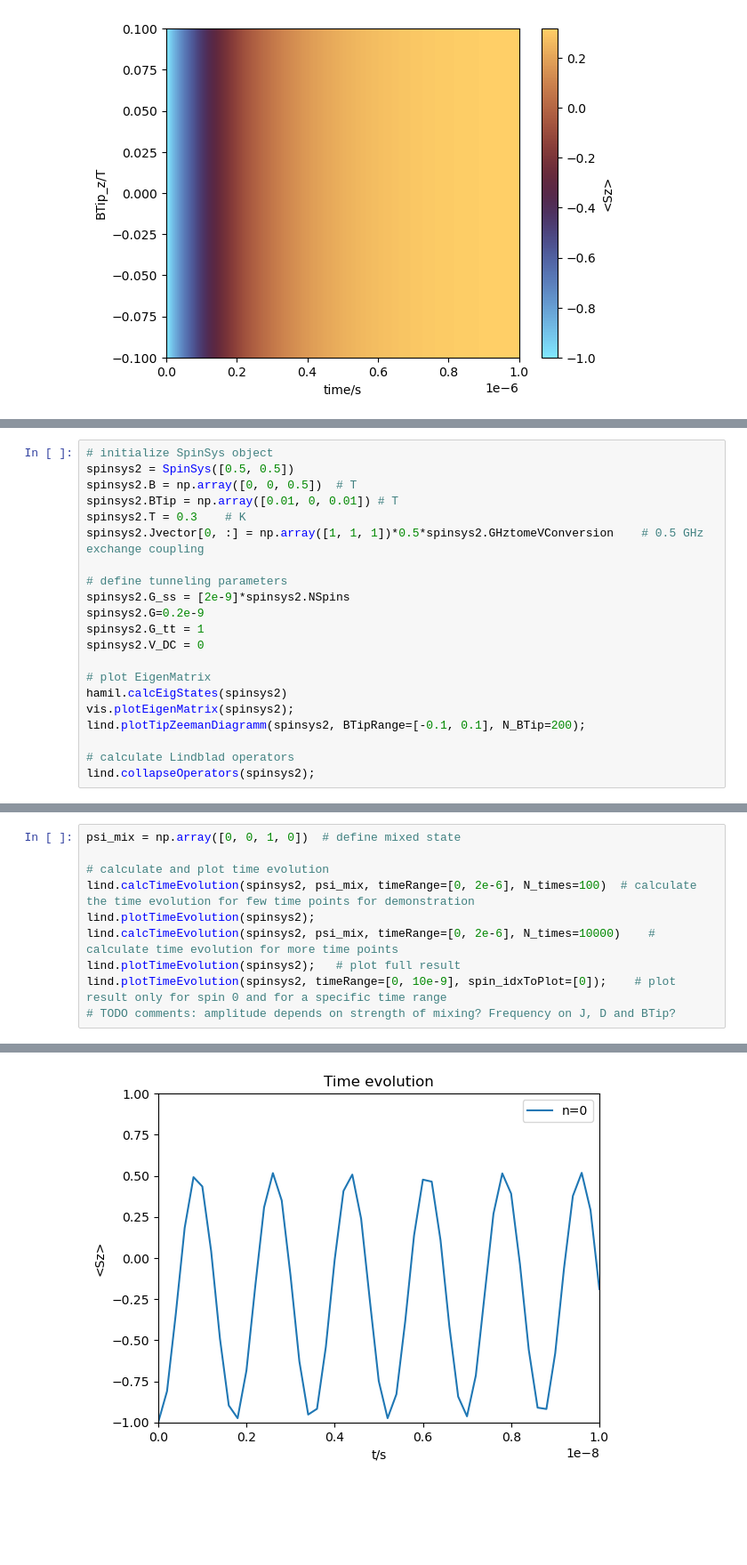
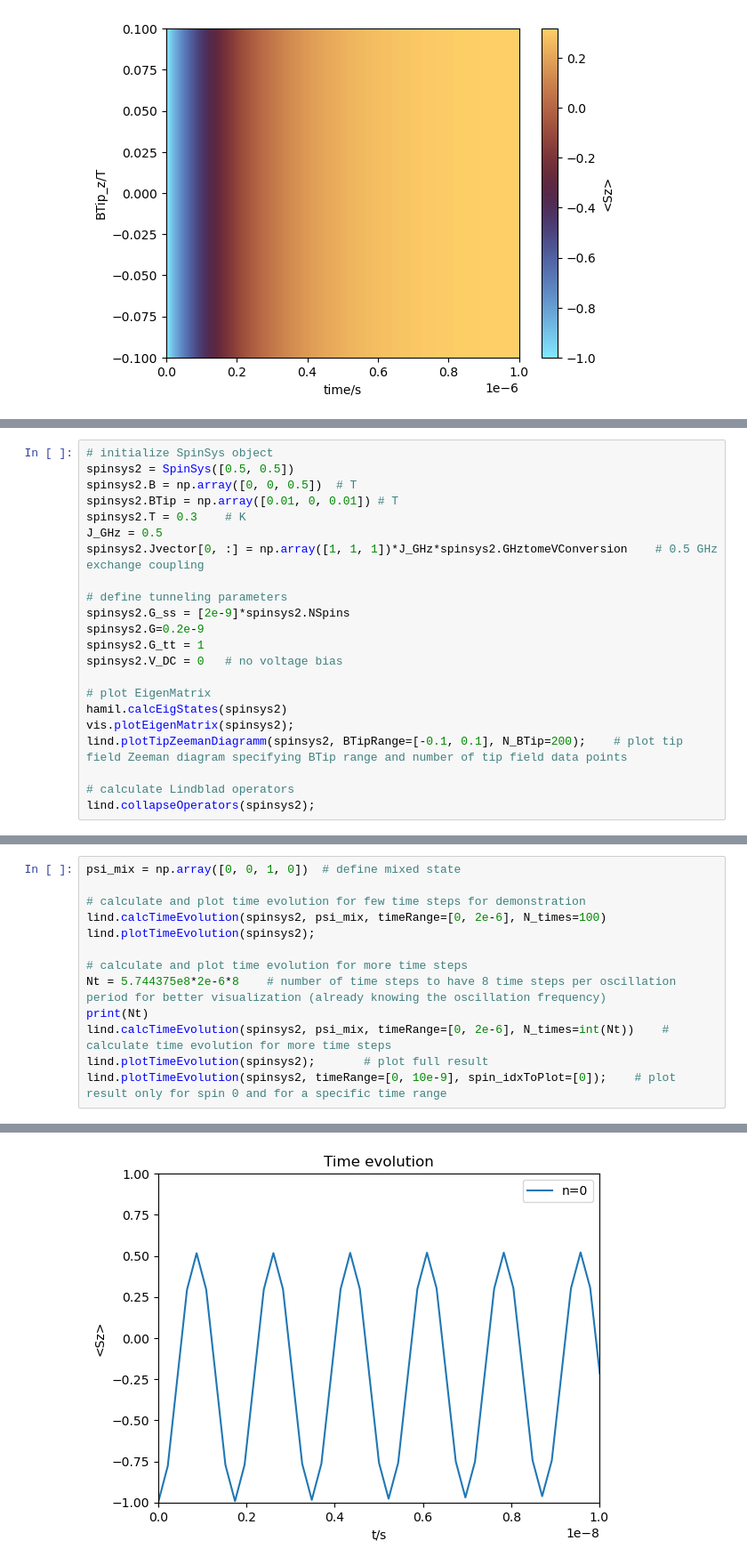
Before and after one commit to WillkeLab/Spinfinity, a Jupyter notebook: examples/ESR Examples/Lindblad_example.ipynb, the cells around one changed output, grey strips where cells are left out. Shown at 89% size. Cells and saved outputs as stored; diff of their text form; blank space fills up the shorter version.

```diff
--- a/examples/ESR Examples/Lindblad_example.ipynb
+++ b/examples/ESR Examples/Lindblad_example.ipynb
@@ -143,18 +218,19 @@ spinsys2 = SpinSys([0.5, 0.5])
 spinsys2.B = np.array([0, 0, 0.5])  # T
 spinsys2.BTip = np.array([0.01, 0, 0.01]) # T
 spinsys2.T = 0.3    # K
-spinsys2.Jvector[0, :] = np.array([1, 1, 1])*0.5*spinsys2.GHztomeVConversion    # 0.5 GHz exchange coupling
+J_GHz = 0.5
+spinsys2.Jvector[0, :] = np.array([1, 1, 1])*J_GHz*spinsys2.GHztomeVConversion    # 0.5 GHz exchange coupling
 
 # define tunneling parameters
 spinsys2.G_ss = [2e-9]*spinsys2.NSpins
 spinsys2.G=0.2e-9
 spinsys2.G_tt = 1
-spinsys2.V_DC = 0
+spinsys2.V_DC = 0   # no voltage bias
 
 # plot EigenMatrix
 hamil.calcEigStates(spinsys2)
 vis.plotEigenMatrix(spinsys2);
-lind.plotTipZeemanDiagramm(spinsys2, BTipRange=[-0.1, 0.1], N_BTip=200);
+lind.plotTipZeemanDiagramm(spinsys2, BTipRange=[-0.1, 0.1], N_BTip=200);    # plot tip field Zeeman diagram specifying BTip range and number of tip field data points
 
 # calculate Lindblad operators
 lind.collapseOperators(spinsys2);
@@ -177,11 +255,14 @@ The next step will be to look at the behaviour for an initial state that is not
 # %%
 psi_mix = np.array([0, 0, 1, 0])  # define mixed state
 
-# calculate and plot time evolution
-lind.calcTimeEvolution(spinsys2, psi_mix, timeRange=[0, 2e-6], N_times=100)  # calculate the time evolution for few time points for demonstration
+# calculate and plot time evolution for few time steps for demonstration
+lind.calcTimeEvolution(spinsys2, psi_mix, timeRange=[0, 2e-6], N_times=100)
 lind.plotTimeEvolution(spinsys2);
-lind.calcTimeEvolution(spinsys2, psi_mix, timeRange=[0, 2e-6], N_times=10000)    # calculate time evolution for more time points
-lind.plotTimeEvolution(spinsys2);   # plot full result
+
+# calculate and plot time evolution for more time steps
+Nt = 5.744375e8*2e-6*8    # number of time steps to have 8 time steps per oscillation period for better visualization (already knowing the oscillation frequency)
+print(Nt)
+lind.calcTimeEvolution(spinsys2, psi_mix, timeRange=[0, 2e-6], N_times=int(Nt))    # calculate time evolution for more time steps
+lind.plotTimeEvolution(spinsys2);       # plot full result
 lind.plotTimeEvolution(spinsys2, timeRange=[0, 10e-9], spin_idxToPlot=[0]);    # plot result only for spin 0 and for a specific time range
-# TODO comments: amplitude depends on strength of mixing? Frequency on J, D and BTip?
 # %% [output]
@@ -197,3 +271,3 @@ None
 [figure]
-[figure, old version]
+[figure, new version]
 # %% [markdown]
```
Also changed, not shown: parts of 22 cells of this notebook, 1 other file.
